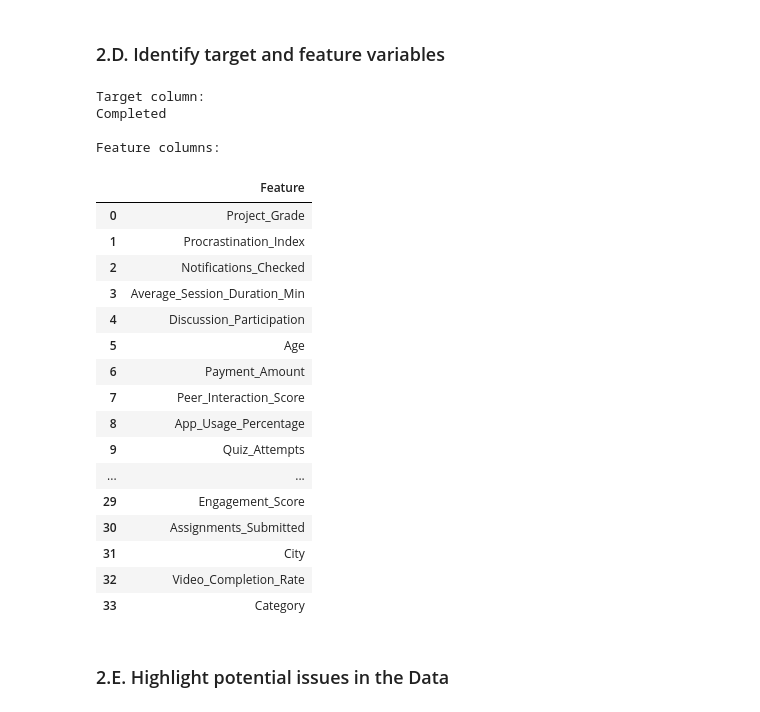
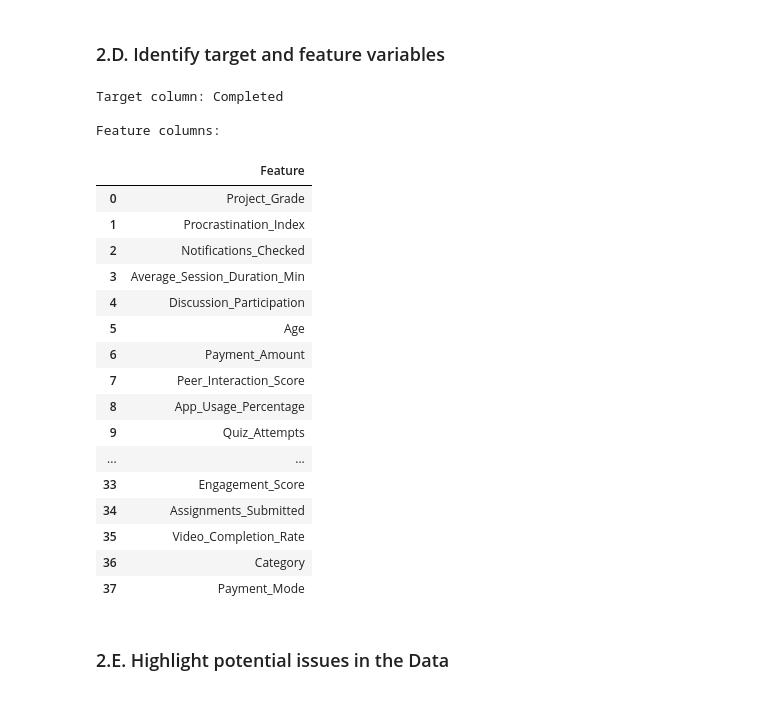
Before and after one commit to mmswflow-upb/ai-labs, a Jupyter notebook: HW/HW 2/HW2.ipynb, the cells around one changed output. Saved outputs shown, nothing was run; the diff lists cells and outputs as text; code cells hidden in the pictures.

```diff
--- a/HW/HW 2/HW2.ipynb
+++ b/HW/HW 2/HW2.ipynb
@@ -235,45 +232,40 @@ target_col = "Completed"
 non_predictive_cols = [
     "Student_ID",
     "Name",
     "Enrollment_Date",
-    "Course_Name",
-    "Payment_Mode",
-    "Fee_Paid",
-    "Total_Minutes_Est",
-    "Discount_Used"
+    "City"
 ]
 
 predictive_cols = [
     col for col in records.columns
     if col not in non_predictive_cols + [target_col]
 ]
 
 print(f"Target column: {target_col}")
 
 print("\nFeature columns:")
 pd.DataFrame({"Feature": predictive_cols})
 # %% [output]
-Target column:
-Completed
+Target column: Completed
 
 Feature columns:
 |  | Feature |
 | 0 | Project_Grade |
 | 1 | Procrastination_Index |
 | 2 | Notifications_Checked |
 | 3 | Average_Session_Duration_Min |
 | 4 | Discussion_Participation |
 | 5 | Age |
 | 6 | Payment_Amount |
 | 7 | Peer_Interaction_Score |
 | 8 | App_Usage_Percentage |
 | 9 | Quiz_Attempts |
 | ... | ... |
-| 29 | Engagement_Score |
-| 30 | Assignments_Submitted |
-| 31 | City |
-| 32 | Video_Completion_Rate |
-| 33 | Category |
+| 33 | Engagement_Score |
+| 34 | Assignments_Submitted |
+| 35 | Video_Completion_Rate |
+| 36 | Category |
+| 37 | Payment_Mode |
 # %% [markdown]
 ### 2.E. Highlight potential issues in the Data
 # %%
```
Also changed, not shown: parts of 10 cells of this notebook.
